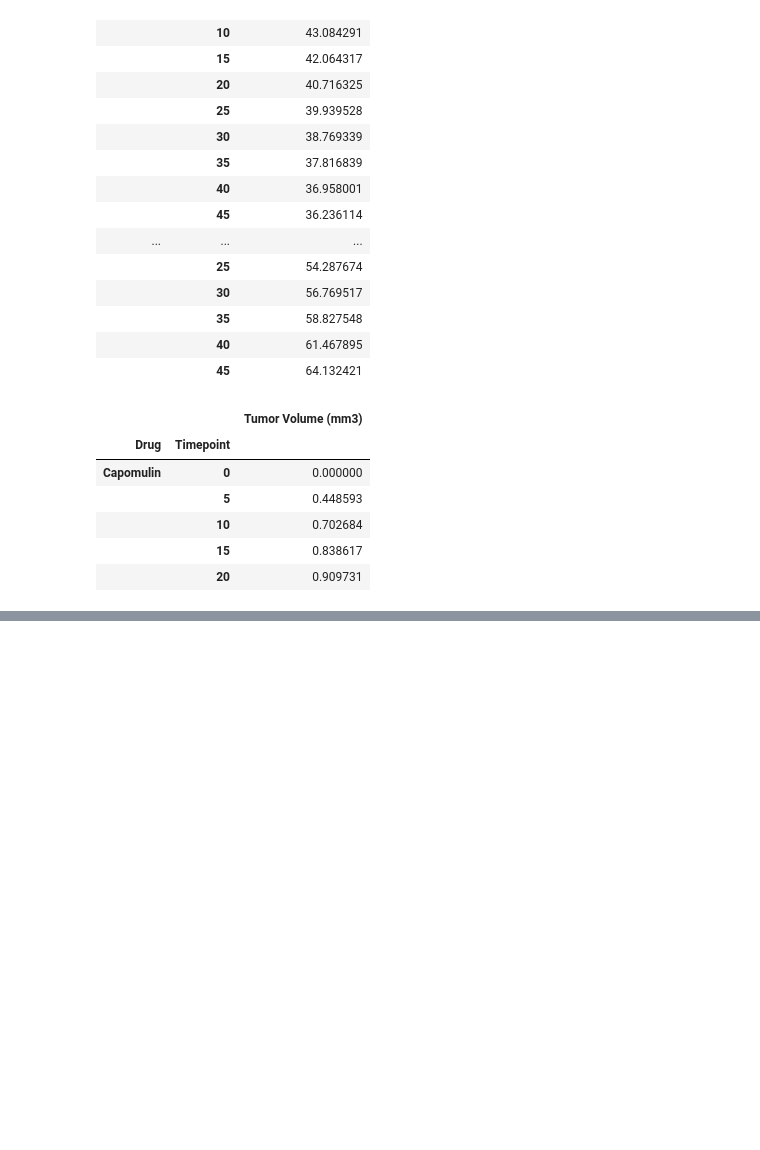
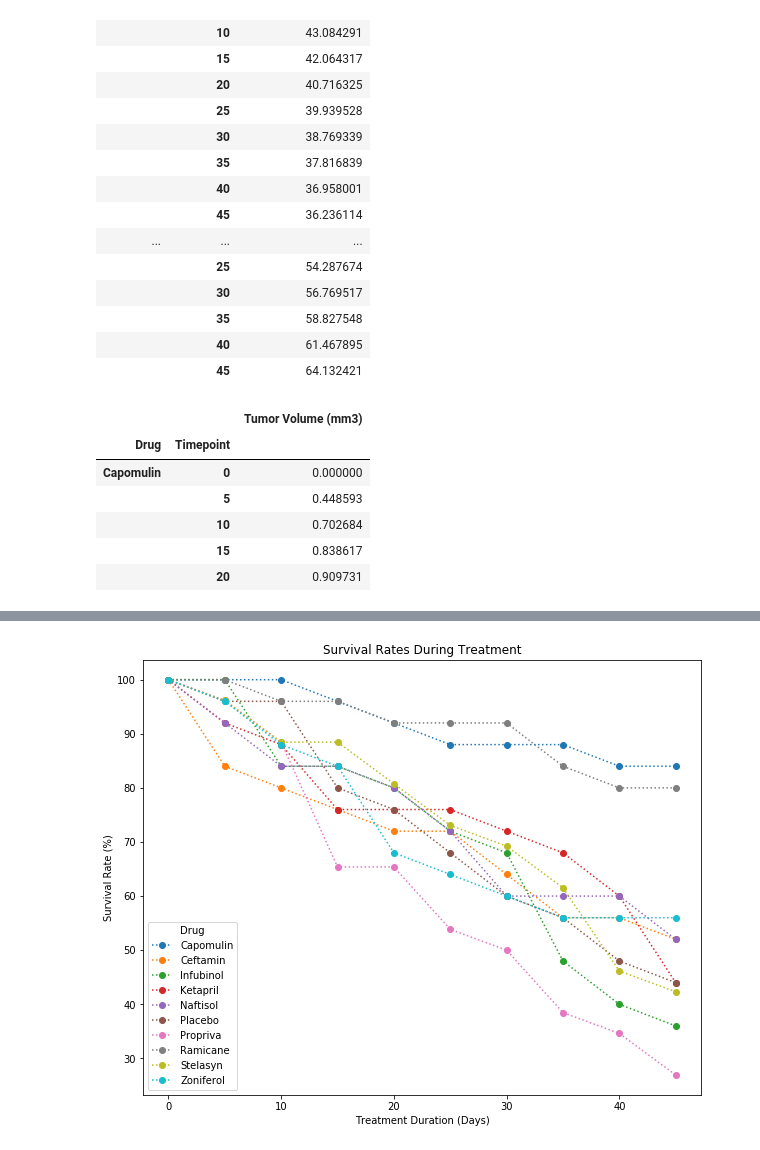
Before and after one commit to stewartmw/Week5-Matplotlib-MatthewStewart, a Jupyter notebook: Pymaceuticals.ipynb, the cells around one changed output, grey strips where cells are left out. Saved outputs shown, nothing was run; the diff lists cells and outputs as text; code cells hidden in the pictures; blank space fills up the shorter version.

```diff
--- a/Pymaceuticals.ipynb
+++ b/Pymaceuticals.ipynb
@@ -129,0 +207,5 @@ plt.show()
+# %%
+pyma_count_group = pymaceuticals_df.groupby(['Drug', 'Timepoint'])
+pyma_count_df = pd.DataFrame(pyma_count_group['Mouse ID'].count())
+pyma_count_df.rename(columns = {'Mouse ID': 'Mouse Count'}, inplace = True)
+pyma_count_df.head(20)
@@ -129,0 +231,4 @@ plt.show()
+# %%
+pyma_count_df_unstack = pyma_count_df.unstack(level = 0)
+pyma_count_df_unstack.columns = pyma_count_df_unstack.columns.droplevel()
+pyma_count_df_unstack.head()
@@ -129,0 +243,11 @@ plt.show()
+# %%
+pyma_count_df_percent = pyma_count_df_unstack.copy()
+startingValue = []
+
+for j in range(len(pyma_count_df_percent.columns)):
+    startingValue.append(pyma_count_df_percent.iloc[0, j])
+
+for i in range(len(pyma_count_df_percent.index)):
+    for j in range(len(pyma_count_df_percent.columns)):
+        pyma_count_df_percent.iloc[i, j] = pyma_count_df_percent.iloc[i, j] * 100 / startingValue[j]
+pyma_count_df_percent.head()
@@ -129,0 +262,9 @@ plt.show()
+# %%
+pyma_count_df_percent.plot(marker = 'o', linestyle = ':', figsize = (10,8))
+plt.xlabel('Treatment Duration (Days)')
+plt.ylabel('Survival Rate (%)')
+plt.title('Survival Rates During Treatment')
+plt.savefig('Images/SurvivalRatesOverTime.png')
+plt.show()
+# %% [output]
+[figure, added]
```
Also changed, not shown: parts of 19 cells of this notebook, 4 other files.
